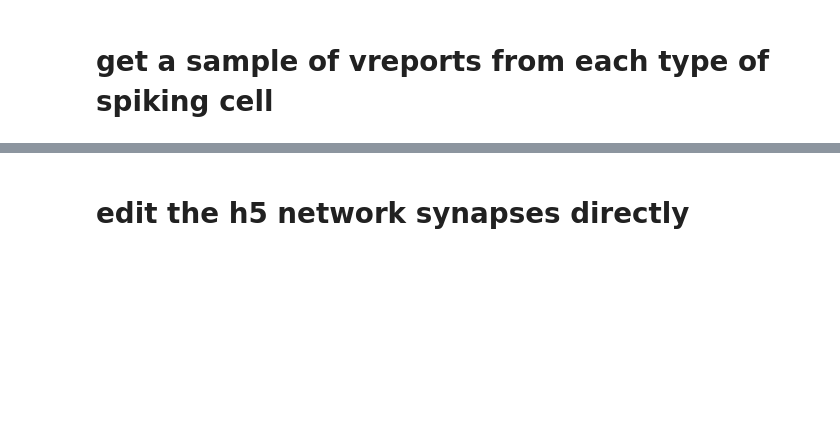
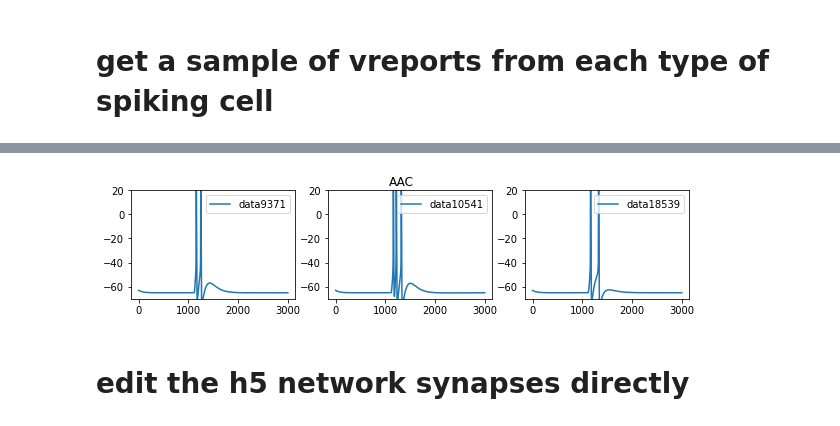
Before and after one commit to ddopp4877/CA1_model, a Jupyter notebook: CA1_exploration.ipynb, the cells around one changed output, grey strips where cells are left out. Cells and saved outputs as stored; diff of their text form; code cells hidden in the pictures; blank space fills up the shorter version.

```diff
--- a/CA1_exploration.ipynb
+++ b/CA1_exploration.ipynb
@@ -1106,3 +1036,7 @@ spikesDFM
+# %%
+plot_cells(vreports,AAC_ids,'AAC')
+# %% [output]
+[figure, added]
 # %% [markdown]
 # edit the h5 network synapses directly
 # %%
```
Also changed, not shown: parts of 20 cells of this notebook, 9 other files.
